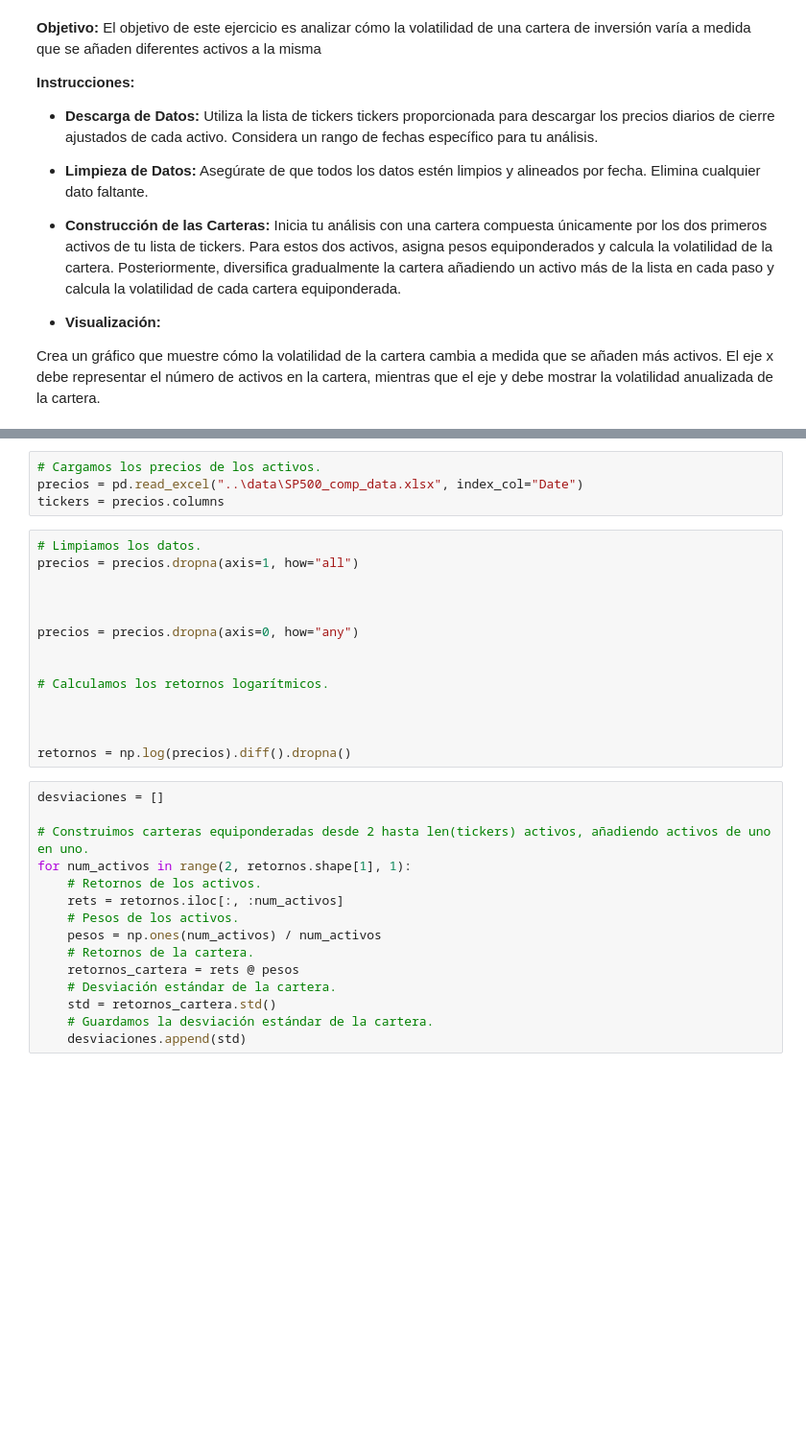
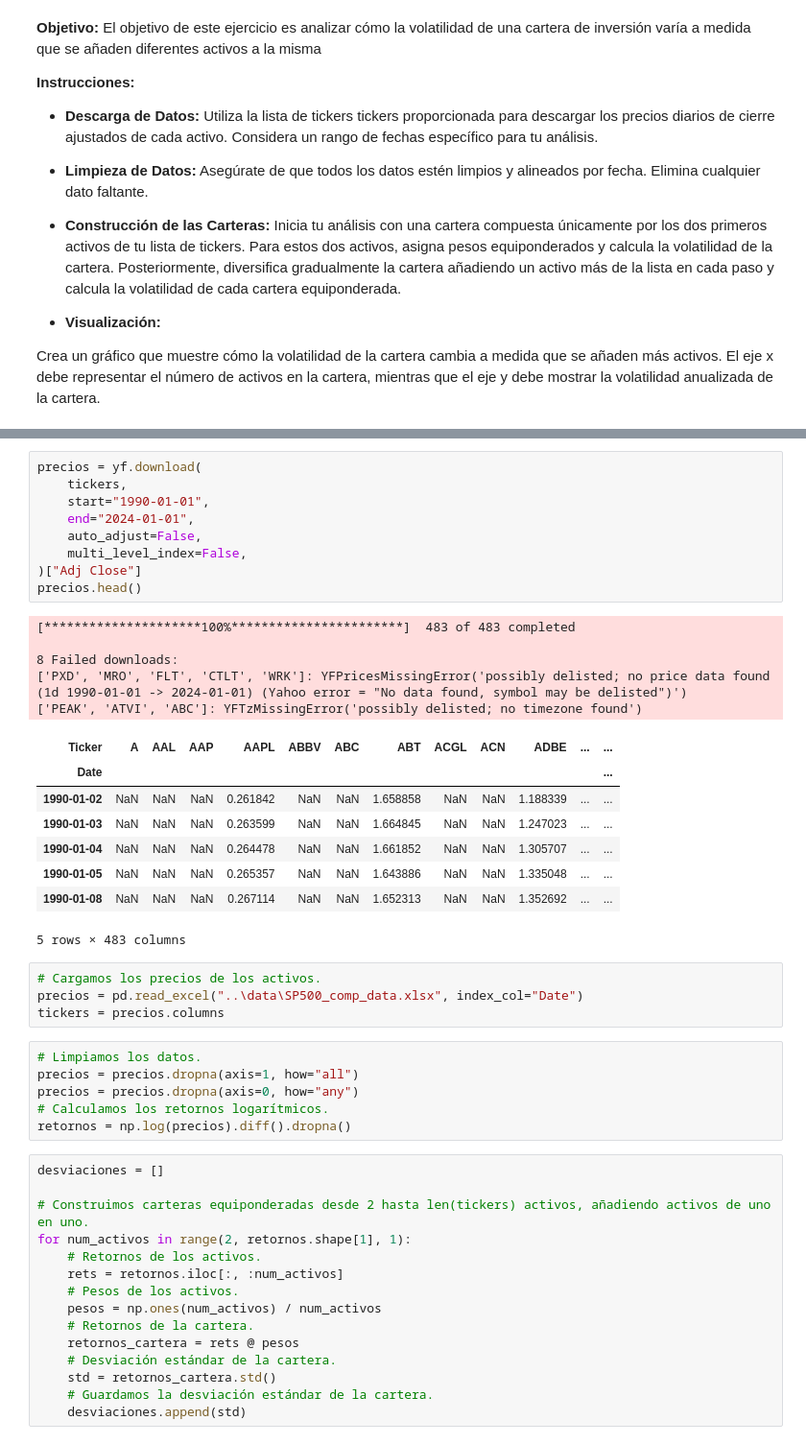
Before and after one commit to alfonso-santos/microcredencial-carteras-python, a Jupyter notebook: Tema_2_Carteras_Intro/src/analisis-diversificacion-solucion.ipynb, the cells around one changed output, grey strips where cells are left out. Shown at 96% size. Cells and saved outputs as stored; diff of their text form; blank space fills up the shorter version.

```diff
--- a/Tema_2_Carteras_Intro/src/analisis-diversificacion-solucion.ipynb
+++ b/Tema_2_Carteras_Intro/src/analisis-diversificacion-solucion.ipynb
@@ -79,3 +561,26 @@ Crea un gráfico que muestre cómo la volatilidad de la cartera cambia a medida
+# %%
+precios = yf.download(
+    tickers,
+    start="1990-01-01",
+    end="2024-01-01",
+    auto_adjust=False,
+    multi_level_index=False,
+)["Adj Close"]
+precios.head()
+# %% [output]
+[*********************100%***********************]  483 of 483 completed
+
+8 Failed downloads:
+['PXD', 'MRO', 'FLT', 'CTLT', 'WRK']: YFPricesMissingError('possibly delisted; no price data found  (1d 1990-01-01 -> 2024-01-01) (Yahoo error = "No data found, symbol may be delisted")')
+['PEAK', 'ATVI', 'ABC']: YFTzMissingError('possibly delisted; no timezone found')
+| Ticker | A | AAL | AAP | AAPL | ABBV | ABC | ABT | ACGL | ACN | ADBE | ... | ... |
+| Date |  |  |  |  |  |  |  |  |  |  |  | ... |
+| 1990-01-02 | NaN | NaN | NaN | 0.261842 | NaN | NaN | 1.658858 | NaN | NaN | 1.188339 | ... | ... |
+| 1990-01-03 | NaN | NaN | NaN | 0.263599 | NaN | NaN | 1.664845 | NaN | NaN | 1.247023 | ... | ... |
+| 1990-01-04 | NaN | NaN | NaN | 0.264478 | NaN | NaN | 1.661852 | NaN | NaN | 1.305707 | ... | ... |
+| 1990-01-05 | NaN | NaN | NaN | 0.265357 | NaN | NaN | 1.643886 | NaN | NaN | 1.335048 | ... | ... |
+| 1990-01-08 | NaN | NaN | NaN | 0.267114 | NaN | NaN | 1.652313 | NaN | NaN | 1.352692 | ... | ... |
+5 rows × 483 columns
 # %%
 # Cargamos los precios de los activos.
 precios = pd.read_excel("..\data\SP500_comp_data.xlsx", index_col="Date")
@@ -83,16 +588,8 @@ tickers = precios.columns
 # %%
 # Limpiamos los datos.
 precios = precios.dropna(axis=1, how="all")
-
-
-
 precios = precios.dropna(axis=0, how="any")
-
-
 # Calculamos los retornos logarítmicos.
-
-
-
 retornos = np.log(precios).diff().dropna()
 # %%
 desviaciones = []
```
Also changed, not shown: parts of 4 cells of this notebook.
